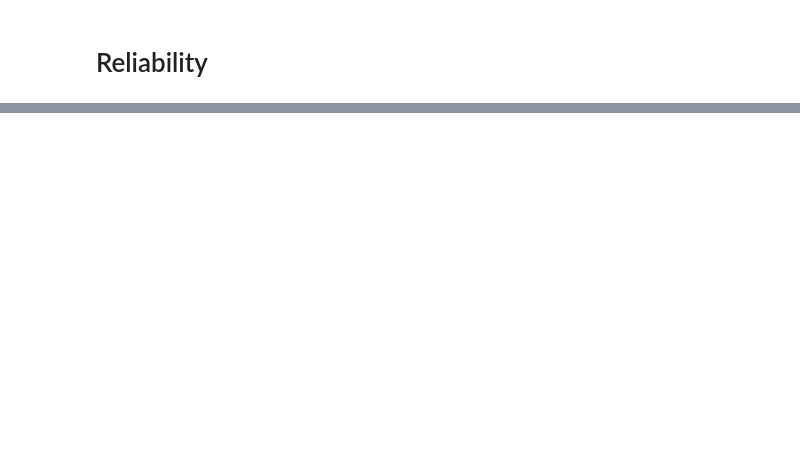
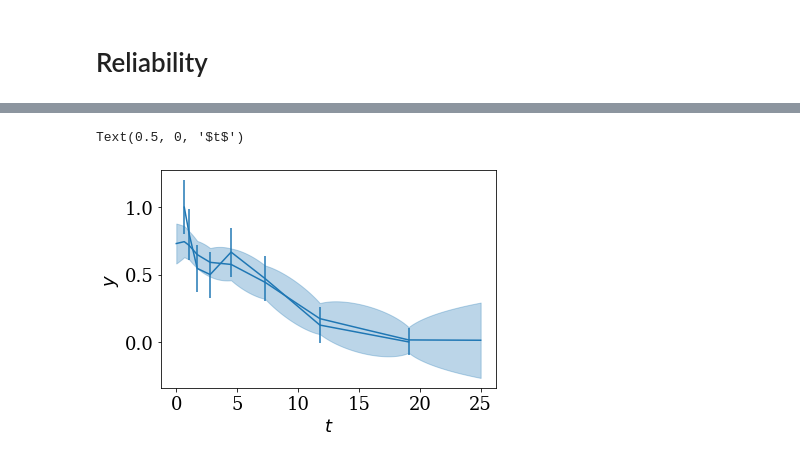
Before and after one commit to jradavenport/KTROT, a Jupyter notebook: period_compare.ipynb, the cells around one changed output, grey strips where cells are left out. Saved outputs shown, nothing was run; the diff lists cells and outputs as text; code cells hidden in the pictures; blank space fills up the shorter version.

```diff
--- a/period_compare.ipynb
+++ b/period_compare.ipynb
@@ -396,0 +440,46 @@ y_hist.set_xlim(0,1)
+# %%
+x = pxx[np.where((Rpfrac > -1))]
+y = Rpfrac[np.where((Rpfrac > -1))]
+t = np.linspace(0,25,500)
+
+from scipy.optimize import minimize
+
+import celerite
+from celerite import terms
+
+kernel = terms.RealTerm(log_a=np.log(1.5), log_c=-np.log(2.0))
+
+gp = celerite.GP(kernel, fit_mean=False, mean=0)
+# gp.compute(x, yerr)
+yerr=np.sqrt(y)*.1+.1
+gp.compute(x, yerr=yerr)
+
+# Define a cost function
+def neg_log_like(params, y, gp):
+    gp.set_parameter_vector(params)
+    return -gp.log_likelihood(y)
+
+def grad_neg_log_like(params, y, gp):
+    gp.set_parameter_vector(params)
+    return -gp.grad_log_likelihood(y)[1]
+
+# Fit for the maximum likelihood parameters
+initial_params = gp.get_parameter_vector()
+bounds = gp.get_parameter_bounds()
+soln = minimize(neg_log_like, initial_params, jac=grad_neg_log_like,
+                method="L-BFGS-B", bounds=bounds, args=(y, gp))
+gp.set_parameter_vector(soln.x)
+
+mu1, var1 = gp.predict(y, t, return_var=True)
+std1 = np.sqrt(var1)
+
+# Plot the data
+color = "C0"
+plt.errorbar(x, y, yerr=yerr, capsize=0)
+plt.plot(t, mu1, color=color)
+plt.fill_between(t, mu1+std1, mu1-std1, color=color, alpha=0.3, edgecolor="none")
+plt.ylabel(r"$y$")
+plt.xlabel(r"$t$")
+# %% [output]
+Text(0.5, 0, '$t$')
+[figure, added]
```
Also changed, not shown: parts of 29 cells of this notebook.
